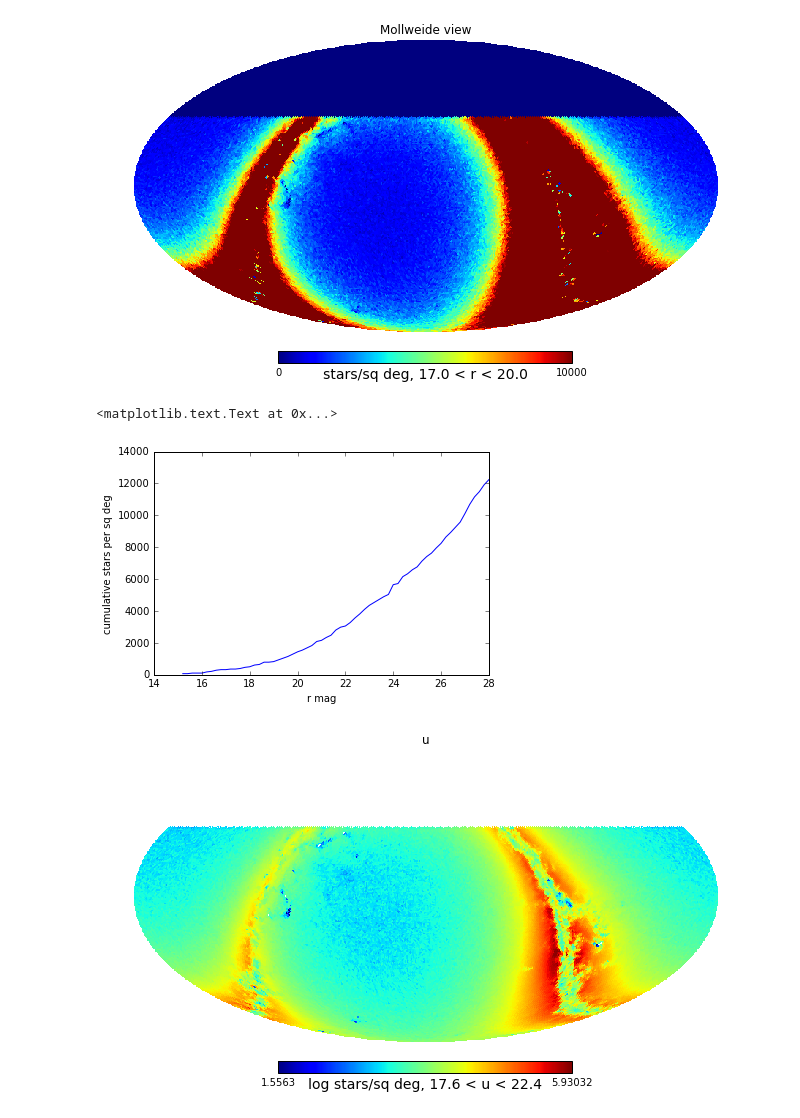
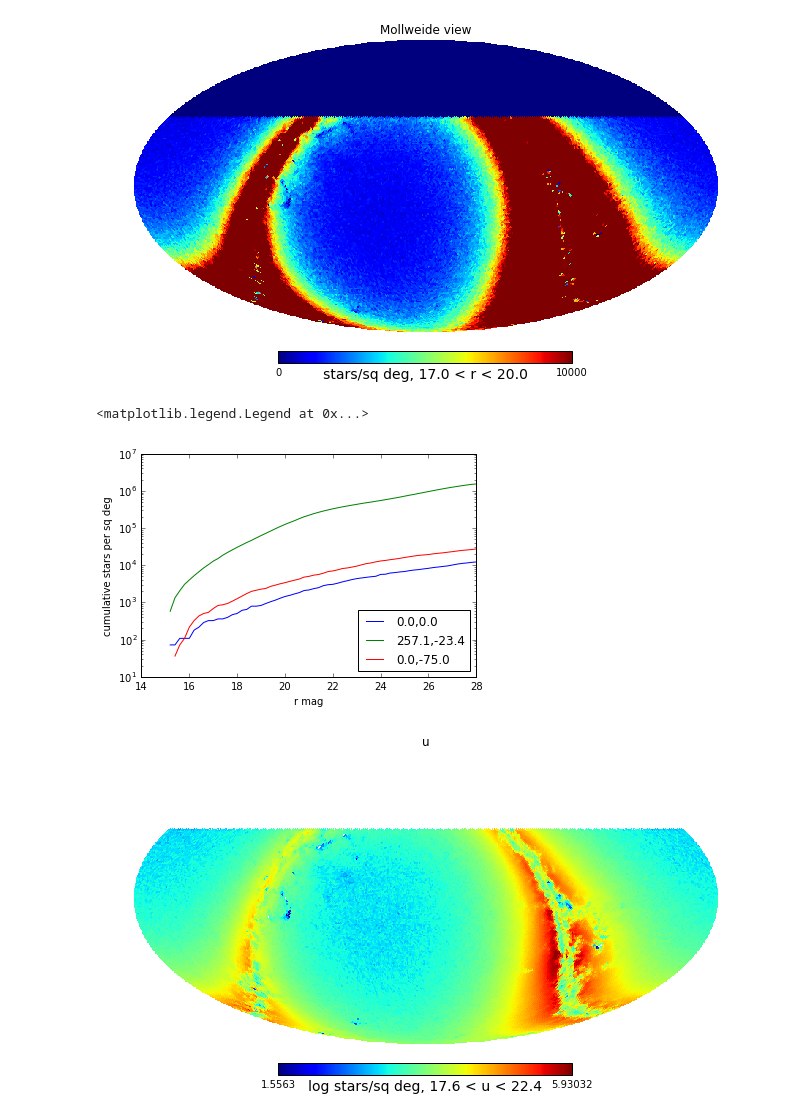
Before and after one commit to lsst-sims/legacy_sims_maps, a Jupyter notebook: notebooks/Star_Map_Examples.ipynb, the cells around one changed output. Saved outputs shown, nothing was run; the diff lists cells and outputs as text; code cells hidden in the pictures.

Commit message:
update plot

```diff
--- a/notebooks/Star_Map_Examples.ipynb
+++ b/notebooks/Star_Map_Examples.ipynb
@@ -46,14 +46,20 @@ result_table.append(stars_at_point(starDensity, bins, m2))
 # %% [output]
 [figure]
 [figure]
-# %%
-# Check the luminosity function at ra,dec = 0,0.
-plt.plot(bins[1:], starDensity[24192,:])
-plt.xlabel('r mag')
-plt.ylabel('cumulative stars per sq deg')
-# %% [output]
-<matplotlib.text.Text at 0x...>
-[figure, removed]
+# %%
+ra = np.array([0., 257.11054528, 0.])
+dec = np.array([0., -23.40974272, -75.])
+hpids = _raDec2Hpid(64, np.radians(ra), np.radians(dec))
+
+for i,hpid in enumerate(hpids):
+    plt.semilogy(bins[1:], starDensity[hpid,:], label='%.1f,%.1f' %(ra[i], dec[i]))
+    plt.xlabel('r mag')
+    plt.ylabel('cumulative stars per sq deg')
+
+plt.legend(loc='lower right')
+# %% [output]
+<matplotlib.legend.Legend at 0x...>
+[figure, added]
 # %%
 srd_depths = {'g': 25.0, 'i': 24.0, 'r': 24.7, 'u': 23.9, 'y': 22.1, 'z': 23.3} # single visits
 
```
Also changed, not shown: parts of 2 cells of this notebook.
